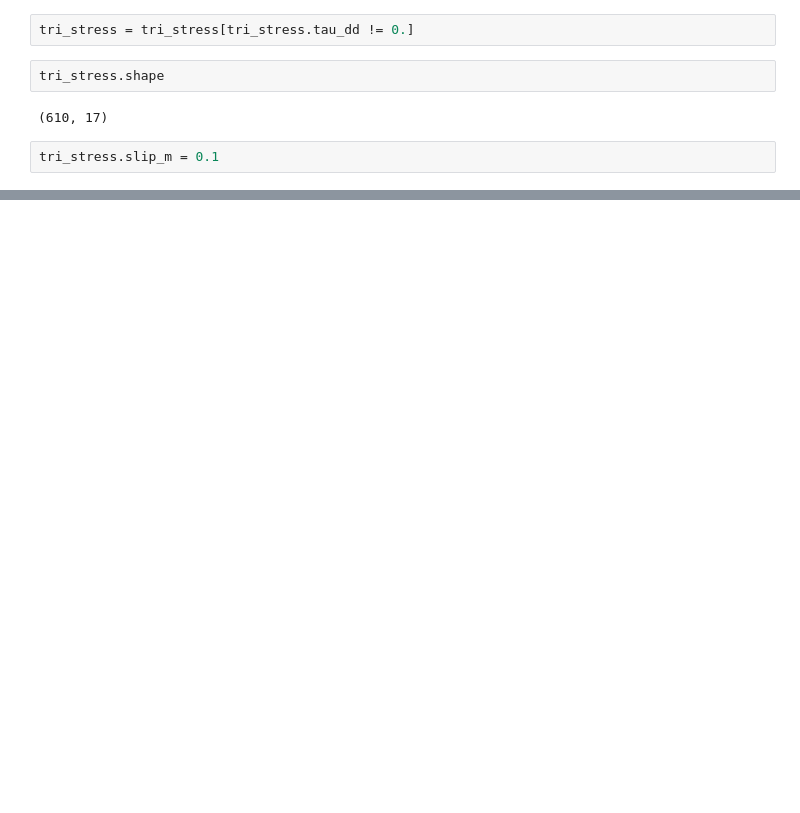
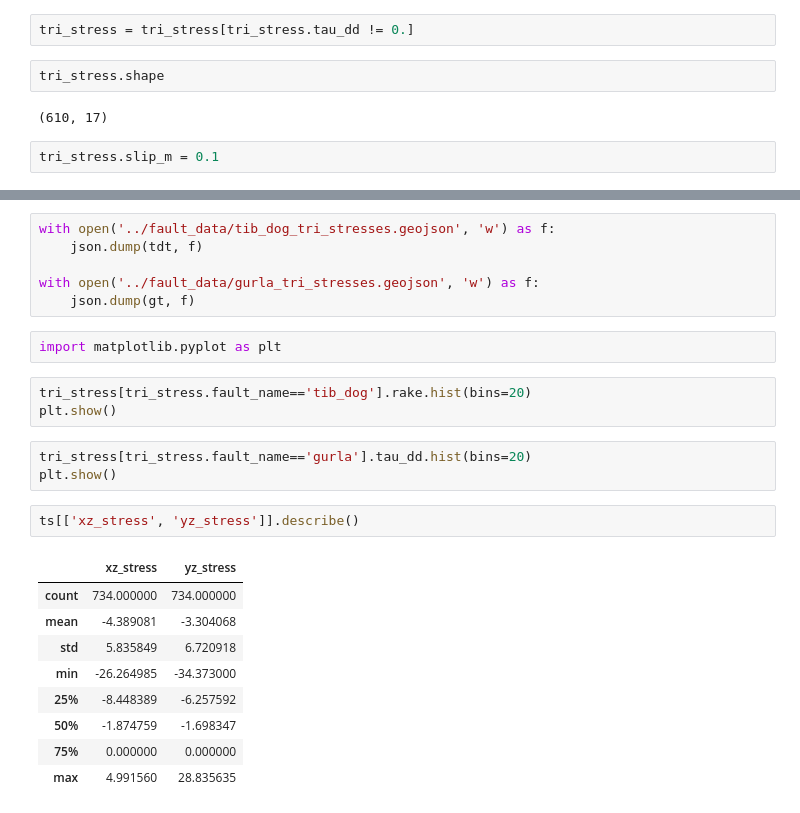
Before and after one commit to cossatot/wnfs_stress, a Jupyter notebook: notebooks/wnfs_topo_stresses.ipynb, the cells around one changed output, grey strips where cells are left out. Cells and saved outputs as stored; diff of their text form; blank space fills up the shorter version.

```diff
--- a/data/notebooks/wnfs_topo_stresses.ipynb
+++ b/notebooks/wnfs_topo_stresses.ipynb
@@ -180,0 +236,26 @@ tri_stress.slip_m = 0.1
+# %%
+with open('../fault_data/tib_dog_tri_stresses.geojson', 'w') as f:
+    json.dump(tdt, f)
+
+with open('../fault_data/gurla_tri_stresses.geojson', 'w') as f:
+    json.dump(gt, f)
+# %%
+import matplotlib.pyplot as plt
+# %%
+tri_stress[tri_stress.fault_name=='tib_dog'].rake.hist(bins=20)
+plt.show()
+# %%
+tri_stress[tri_stress.fault_name=='gurla'].tau_dd.hist(bins=20)
+plt.show()
+# %%
+ts[['xz_stress', 'yz_stress']].describe()
+# %% [output]
+|  | xz_stress | yz_stress |
+| count | 734.000000 | 734.000000 |
+| mean | -4.389081 | -3.304068 |
+| std | 5.835849 | 6.720918 |
+| min | -26.264985 | -34.373000 |
+| 25% | -8.448389 | -6.257592 |
+| 50% | -1.874759 | -1.698347 |
+| 75% | 0.000000 | 0.000000 |
+| max | 4.991560 | 28.835635 |
```
Also changed, not shown: parts of 10 cells of this notebook, 36 other files.
